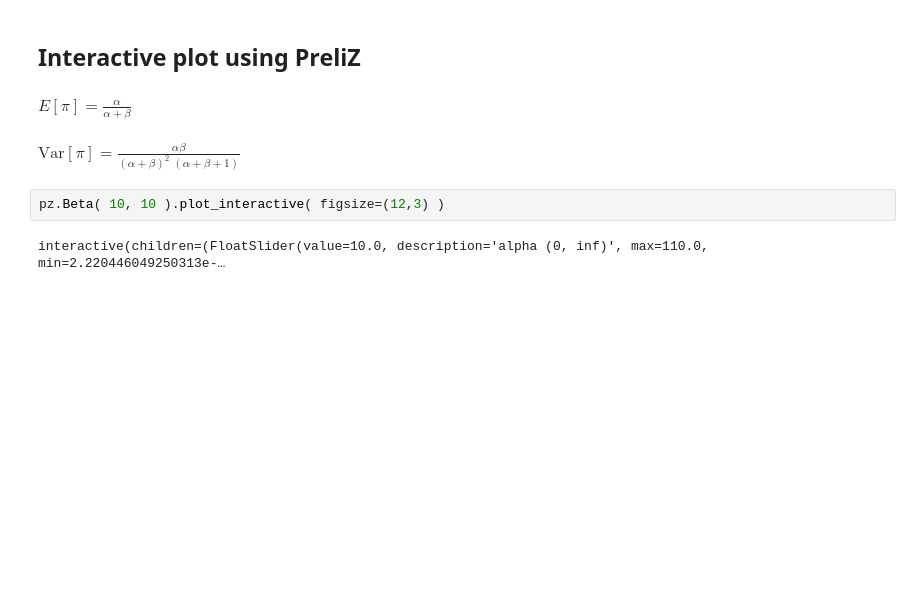
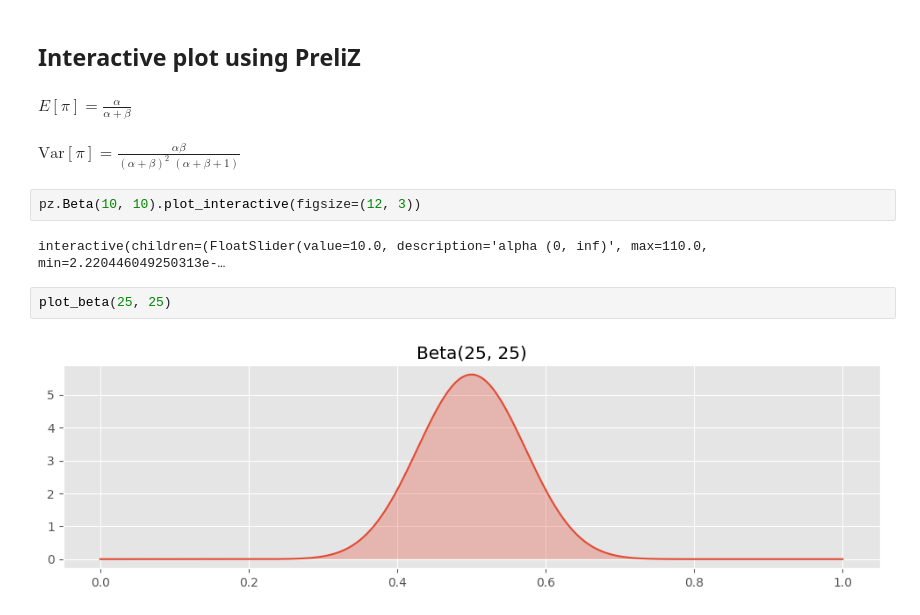
Before and after one commit to dave1b/TSM_BayMachLe, a Jupyter notebook: 02_week/week2_beta_distribution.ipynb, the cells around one changed output. Cells and saved outputs as stored; diff of their text form; blank space fills up the shorter version.

```diff
--- a/02_week/week2_beta_distribution.ipynb
+++ b/02_week/week2_beta_distribution.ipynb
@@ -62,6 +77,10 @@ $
 \displaystyle{\text{Var}[\pi] = \frac{\alpha\beta}{(\alpha+\beta)^2\;(\alpha+\beta+1)}}
 $
 # %%
-pz.Beta( 10, 10 ).plot_interactive( figsize=(12,3) )
+pz.Beta(10, 10).plot_interactive(figsize=(12, 3))
 # %% [output]
 interactive(children=(FloatSlider(value=10.0, description='alpha (0, inf)', max=110.0, min=2.220446049250313e-…
+# %%
+plot_beta(25, 25)
+# %% [output]
+[figure, added]
```
Also changed, not shown: parts of 6 cells of this notebook.
